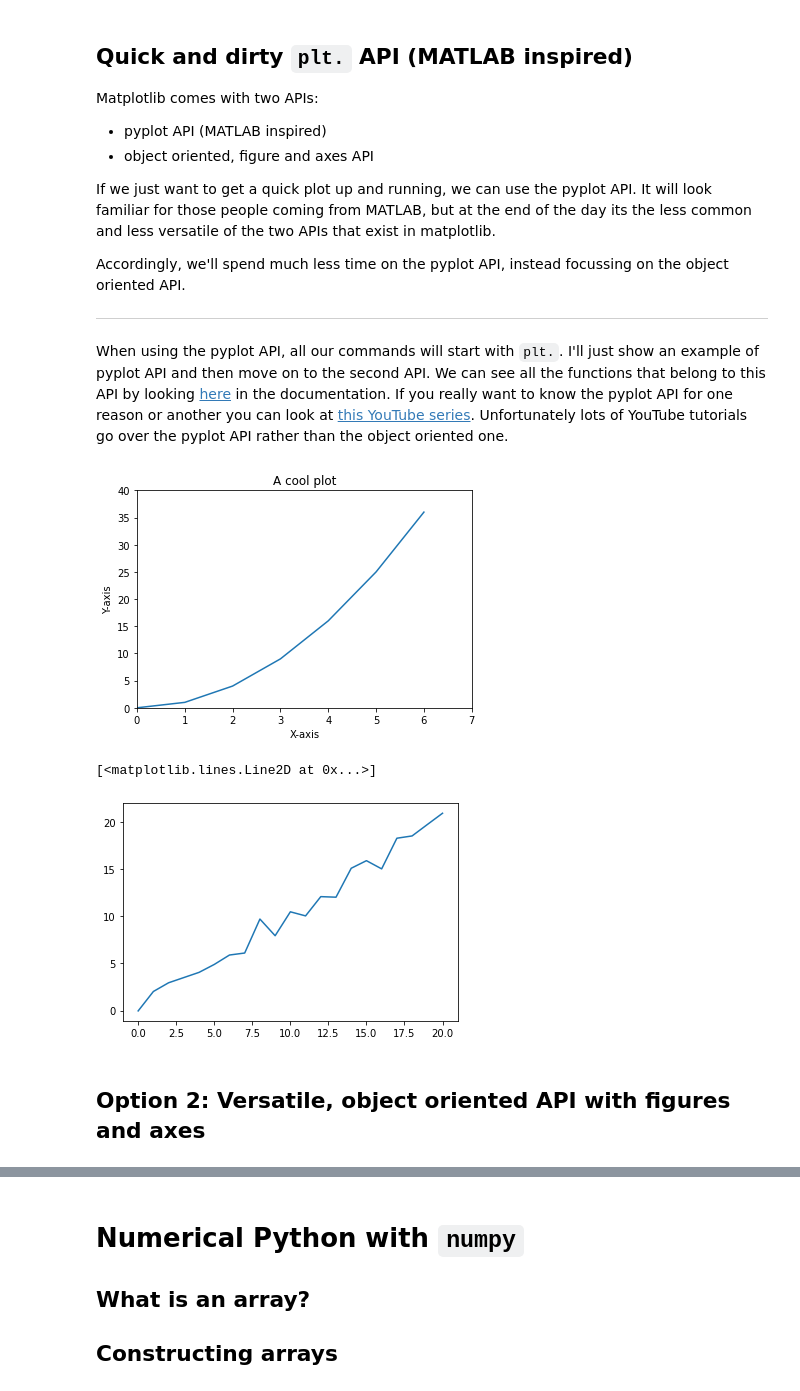
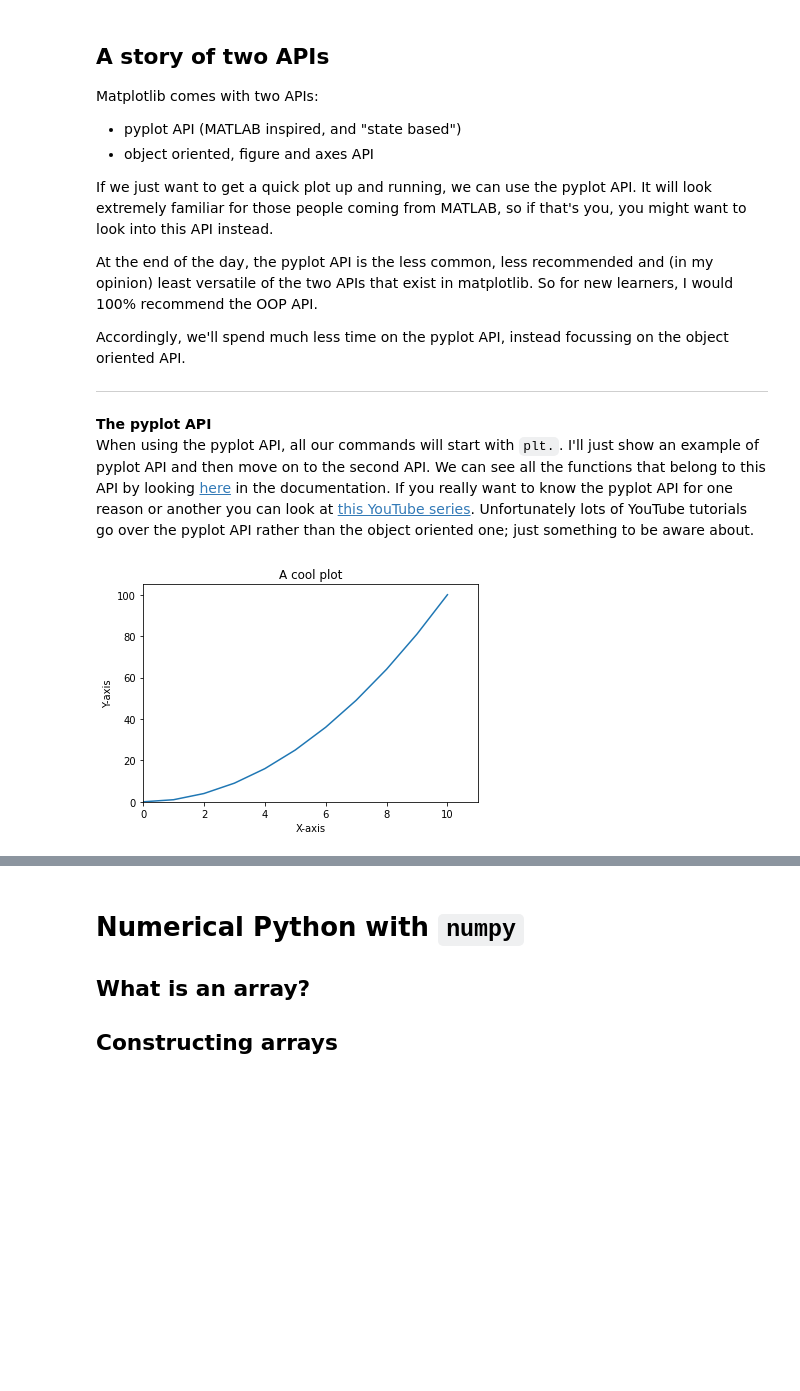
Before and after one commit to UWA-Maths-Union/mu-workshops, a Jupyter notebook: 2022/python/workshop2/workshop2-scientific-python.ipynb, the cells around one changed output, grey strips where cells are left out. Saved outputs shown, nothing was run; the diff lists cells and outputs as text; code cells hidden in the pictures; blank space fills up the shorter version.

Commit message:
Progress on w2

```diff
--- a/2022/python/workshop2/workshop2-scientific-python.ipynb
+++ b/2022/python/workshop2/workshop2-scientific-python.ipynb
@@ -89,0 +121,7 @@ We also have community made packages (such as those listed above). These are ins
+# %%
+from tqdm import tqdm # From the `tqdm` package, import the `tqdm` function (confusing naming, I know)
+import time # Import the time module
+
+
+for i in tqdm(range(100)): # tqdm can turn any for loop into a progress bar
+    time.sleep(0.05) # Don't do anything for 0.05s
@@ -135,40 +423,31 @@ import numpy as np # I'll import numpy here to use later
 # %% [markdown]
-## Quick and dirty `plt.` API (MATLAB inspired)
+## A story of two APIs
 Matplotlib comes with two APIs:
-- pyplot API (MATLAB inspired)
+- pyplot API (MATLAB inspired, and "state based")
 - object oriented, figure and axes API
 
-If we just want to get a quick plot up and running, we can use the pyplot API. It will look familiar for those people coming from MATLAB, but at the end of the day its the less common and less versatile of the two APIs that exist in matplotlib.
+If we just want to get a quick plot up and running, we can use the pyplot API. It will look extremely familiar for those people coming from MATLAB, so if that's you, you might want to look into this API instead.
+
+At the end of the day, the pyplot API is the less common, less recommended and (in my opinion) least versatile of the two APIs that exist in matplotlib. So for new learners, I would 100% recommend the OOP API.
 
 Accordingly, we'll spend much less time on the pyplot API, instead focussing on the object oriented API.
 
 ---
-When using the pyplot API, all our commands will start with `plt.`. I'll just show an example of pyplot API and then move on to the second API. We can see all the functions that belong to this API by looking [here](https://matplotlib.org/stable/api/_as_gen/matplotlib.pyplot.html) in the documentation. If you really want to know the pyplot API for one reason or another you can look at [this YouTube series](https://youtube.com/playlist?list=PL-osiE80TeTvipOqomVEeZ1HRrcEvtZB_). Unfortunately lots of YouTube tutorials go over the pyplot API rather than the object oriented one.
+**The pyplot API**
+When using the pyplot API, all our commands will start with `plt.`. I'll just show an example of pyplot API and then move on to the second API. We can see all the functions that belong to this API by looking [here](https://matplotlib.org/stable/api/_as_gen/matplotlib.pyplot.html) in the documentation. If you really want to know the pyplot API for one reason or another you can look at [this YouTube series](https://youtube.com/playlist?list=PL-osiE80TeTvipOqomVEeZ1HRrcEvtZB_). Unfortunately lots of YouTube tutorials go over the pyplot API rather than the object oriented one; just something to be aware about.
 # %%
-x = [0, 1, 2, 3, 4, 5, 6]
-y = [0, 1, 4, 9, 16, 25, 36]
+x = [0, 1, 2, 3, 4, 5, 6, 7, 8, 9, 10]
+y = []
+for i in x:
+    y.append(i ** 2)
 
 plt.plot(x, y)
 plt.xlabel("X-axis")
 plt.ylabel("Y-axis")
 plt.title("A cool plot")
-plt.xlim(0, 7) # x-axis going from 0 to 7
-plt.ylim(0, 40) # y-axis going from 0 to 40
+plt.xlim(0, 11) # x-axis going from 0 to 7
+plt.ylim(0, 105) # y-axis going from 0 to 40
 
 plt.show() # Required in .py files. Not required here as Jupyter calls .show() once a cell is complete
 # %% [output]
-[figure, old version]
+[figure, new version]
-# %%
-import random
-x = [0, 1, 2, 3, 4, 5, 6, 7, 8, 9, 10, 11, 12, 13, 14, 15, 16, 17, 18, 19, 20]
-y = []
-grad = 1
-for element in x:
-    y.append(grad * element + random.gauss(0, 1))
-
-plt.plot(x, y)
-# %% [output]
-[<matplotlib.lines.Line2D at 0x...>]
-[figure, removed]
-# %% [markdown]
-## Option 2: Versatile, object oriented API with figures and axes
```
Also changed, not shown: parts of 35 cells of this notebook.
